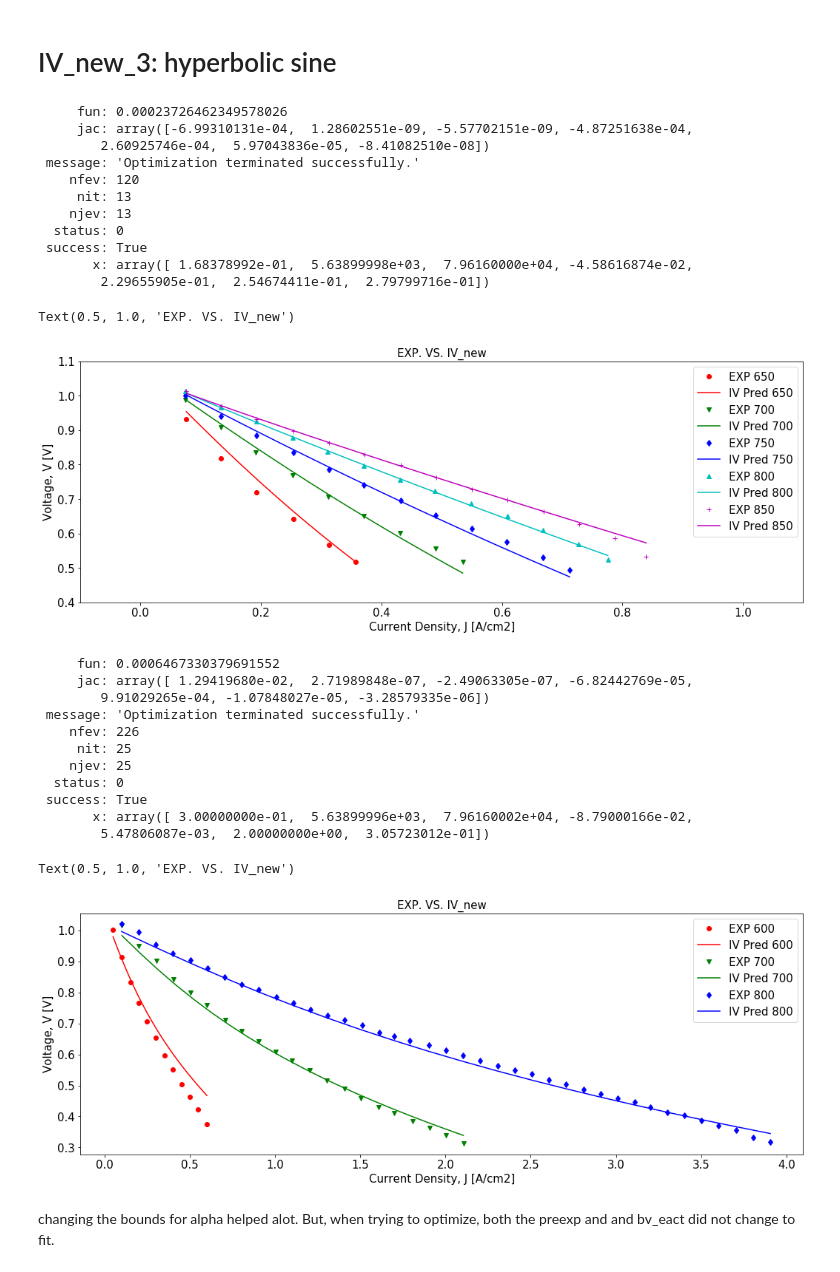
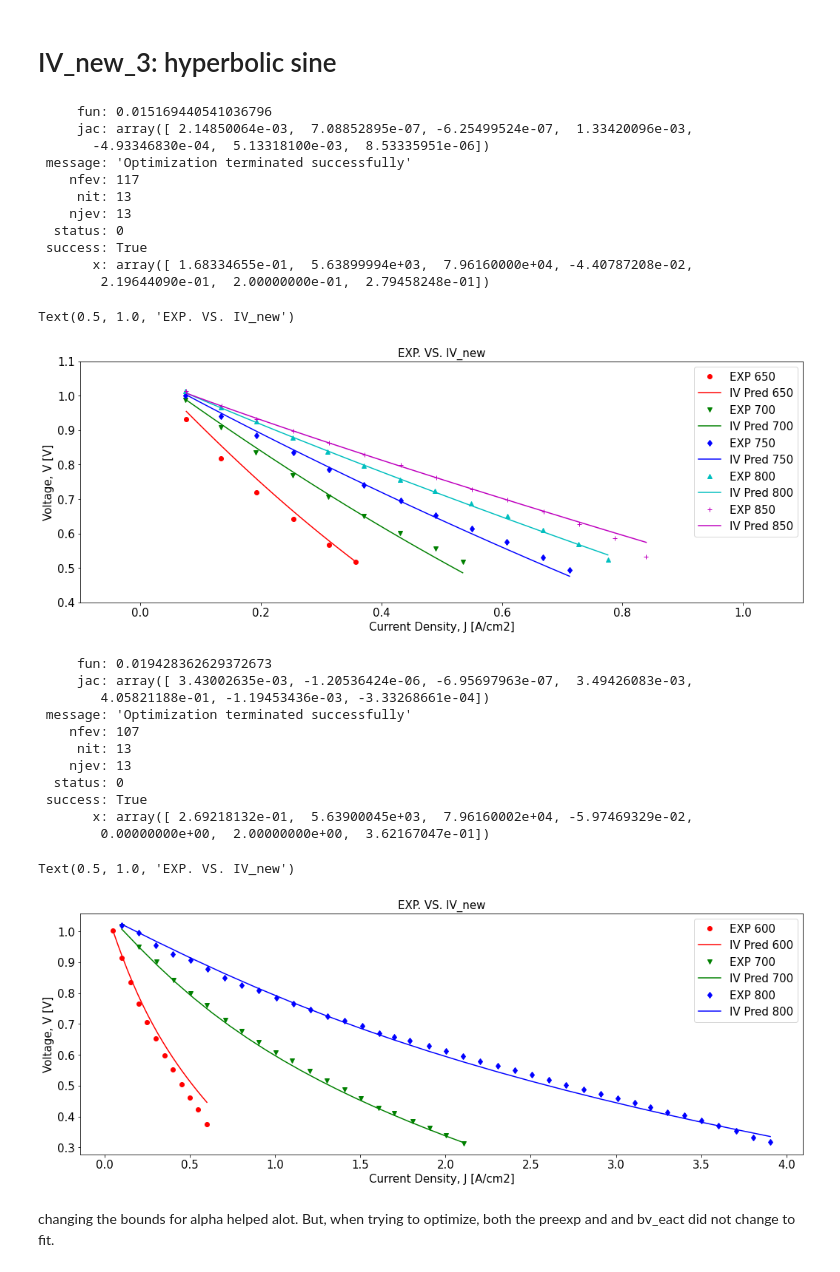
Before and after one commit to NGFC-Lib/NGFC-Lib, a Jupyter notebook: jupyter/Python_IV_Curve/2_IV_Model_Update/Match_Experimental_Data/SOFC_IV_Model_BV.ipynb, the cells around one changed output. Drawn from its saved outputs; the diff is of its cells as text; code cells hidden in the pictures.

Commit message:
Optimization Completed
Optimization is now completed.

```diff
--- a/jupyter/Python_IV_Curve/2_IV_Model_Update/Match_Experimental_Data/SOFC_IV_Model_BV.ipynb
+++ b/jupyter/Python_IV_Curve/2_IV_Model_Update/Match_Experimental_Data/SOFC_IV_Model_BV.ipynb
@@ -459,7 +71,7 @@ def IV_new_2(oT,fT,J,pO2air,pN2air,pH2,pH2O,pCO,pCO2,pCH4,pN2,pSys,
 # %%
 # comparison between JHM-2017 experimental data and
 #initilize and optimize
-param_guess = (0.49, 3500/10000, 100000/R/Tk, 0.0, 0.0, 0.28, 0.28)
+param_guess = (1.68337658e-01,  5.63899996e+03,  7.96160000e+04, -4.40813228e-02, 2.19648164e-01,  2.00000000e-01,  2.79706800e-01)
 
 # BV_alpha, BV_prexp, BV_Eact,V_loss=0.0, R_cont=0.0,
 # DsurfH2th1=0.1, DsurfH2th2=4.51e-5,
@@ -481,17 +93,18 @@ def objective_function_JM(param_guess, param_fixed):
 
     y_model = np.zeros(len(y_exp))
     for j in range(len(y_exp)):
-        y_model[j], Voc, Ohmic, BV, Cath, Anode = IV_new_2(Toper[j]+273.15,Toper[j]+273.15,x[j],
+        y_model[j], Voc, Ohmic, BV, Cath, Anode = IV_model.IV_new_2(Toper[j]+273.15,Toper[j]+273.15,x[j],
                                                            pO2air,pN2air,pH2,pH2O,pCO,pCO2,pCH4,pN2,pSys,
                                                            param_guess[0], param_guess[1], param_guess[2],
                                                            param_guess[3], param_guess[4], 0.1, 4.51e-5,
                                                              True,param_guess[5],param_guess[6])
     #rmse = mean_squared_error(y_exp, y_model, squared=False)
-    rmse = mean_squared_error(y_exp, y_model)
+    rmse = mean_squared_error(y_exp, y_model,squared=False)
     return rmse
 
 obj_guess = objective_function_JM(param_guess, param_fixed)
-bnds = ((0.3, 0.7), (0, None), (0, None), (None, 0), (0, None), (0.2, 2.0), (0.2, 2.0))
+bnds = ((None, None), (None, None), (None, None), (None, 0), (0, None), (0.2, 2.0), (0.2, 2.0))
+#bnds = ((0.2, 0.8), (0, None), (0, None), (None, 0), (0, None), (0.2, 2.0), (0.2, 2.0))
 result = minimize(objective_function_JM, param_guess, args = (param_fixed), method = 'SLSQP', bounds = bnds)
 print(result)
 
@@ -515,7 +128,7 @@ for i in range(len(Tlist)):
 
     # plot pred data
     for j in range(20):
-        Vlist[j], Voc, Ohmic, BV, Cath, Anode = IV_new_2(oT,fT,Jlist[j],pO2air,pN2air,pH2,pH2O,pCO,pCO2,pCH4,pN2,pSys,
+        Vlist[j], Voc, Ohmic, BV, Cath, Anode = IV_model.IV_new_2(oT,fT,Jlist[j],pO2air,pN2air,pH2,pH2O,pCO,pCO2,pCH4,pN2,pSys,
                                                        result.x[0],result.x[1],result.x[2],
                                                        result.x[3], result.x[4], 0.1, 4.51e-5,
                                                        True,result.x[5],result.x[6])
@@ -940,7 +226,7 @@ def IV_new_3(oT,fT,J,pO2air,pN2air,pH2,pH2O,pCO,pCO2,pCH4,pN2,pSys,
 # comparison between JHM-2017 experimental data and IV_new predicitons
 
 #initilize and optimize
-param_guess = (0.5, 5639, 79616, 0.0, 0.0, 0.28, 0.28)
+param_guess = (1.68238059e-01,  5.63899994e+03,  7.96160000e+04, 0.0, 0.0, 0.28, 0.28)
 
 # BV_alpha, BV_prexp, BV_Eact,V_loss=0.0, R_cont=0.0,
 # DsurfH2th1=0.1, DsurfH2th2=4.51e-5,
@@ -962,12 +248,12 @@ def objective_function_JM(param_guess, param_fixed):
 
     y_model = np.zeros(len(y_exp))
     for j in range(len(y_exp)):
-        y_model[j], Voc, Ohmic, BV, Cath, Anode = IV_new_3(Toper[j]+273.15,Toper[j]+273.15,x[j],
+        y_model[j], Voc, Ohmic, BV, Cath, Anode = IV_model.IV_new_3(Toper[j]+273.15,Toper[j]+273.15,x[j],
                                                            pO2air,pN2air,pH2,pH2O,pCO,pCO2,pCH4,pN2,pSys,
                                                            param_guess[0], param_guess[1], param_guess[2],
                                                            param_guess[3], param_guess[4], 0.1, 4.51e-5,
                                                              True,param_guess[5],param_guess[6])
-    rmse = mean_squared_error(y_exp, y_model)
+    rmse = mean_squared_error(y_exp, y_model, squared=False)
     return rmse
 
 obj_guess = objective_function_JM(param_guess, param_fixed)
@@ -995,7 +281,7 @@ for i in range(len(Tlist)):
 
     # plot pred data
     for j in range(20):
-        Vlist[j], Voc, Ohmic, BV, Cath, Anode = IV_new_3(oT,fT,Jlist[j],pO2air,pN2air,pH2,pH2O,pCO,pCO2,pCH4,pN2,pSys,
+        Vlist[j], Voc, Ohmic, BV, Cath, Anode = IV_model.IV_new_3(oT,fT,Jlist[j],pO2air,pN2air,pH2,pH2O,pCO,pCO2,pCH4,pN2,pSys,
                                                        result.x[0],result.x[1],result.x[2],
                                                        result.x[3], result.x[4], 0.1, 4.51e-5,
                                                        True,result.x[5],result.x[6])
@@ -1012,25 +298,25 @@ plt.xlabel('Current Density, J [A/cm2]', fontsize = 15)
 plt.ylabel('Voltage, V [V]', fontsize = 15)
 plt.title('EXP. VS. IV_new', fontsize = 15)
 # %% [output]
-     fun: 0.00023726462349578026
-     jac: array([-6.99310131e-04,  1.28602551e-09, -5.57702151e-09, -4.87251638e-04,
-        2.60925746e-04,  5.97043836e-05, -8.41082510e-08])
- message: 'Optimization terminated successfully.'
-    nfev: 120
+     fun: 0.015169440541036796
+     jac: array([ 2.14850064e-03,  7.08852895e-07, -6.25499524e-07,  1.33420096e-03,
+       -4.93346830e-04,  5.13318100e-03,  8.53335951e-06])
+ message: 'Optimization terminated successfully'
+    nfev: 117
      nit: 13
     njev: 13
   status: 0
  success: True
-       x: array([ 1.68378992e-01,  5.63899998e+03,  7.96160000e+04, -4.58616874e-02,
-        2.29655905e-01,  2.54674411e-01,  2.79799716e-01])
+       x: array([ 1.68334655e-01,  5.63899994e+03,  7.96160000e+04, -4.40787208e-02,
+        2.19644090e-01,  2.00000000e-01,  2.79458248e-01])
 Text(0.5, 1.0, 'EXP. VS. IV_new')
 [figure]
 # %%
 #comparison between Park-2020 experimental data (t8) and IV_new predicitons
 
 #initilize and optimize
-param_guess = (0.5, 5639, 79616, 0.0, 0.0, 0.228, 0.228)
-bnds = ((0.3, 0.6), (0, None), (0, None), (None, 0), (0, None), (0.2, 2.0), (0.2, 2.0)) ## bounds changed
+param_guess = (2.69225857e-01,  5.63900022e+03,  7.96160001e+04, 0.0, 0.0, 0.228, 0.228)
+bnds = ((0.2, 0.7), (0, None), (0, None), (None, 0), (0, None), (0.2, 2.0), (0.2, 2.0)) ## bounds changed
 
 # BV_alpha, BV_prexp, BV_Eact,V_loss=0.0, R_cont=0.0,
 # DsurfH2th1=0.1, DsurfH2th2=4.51e-5,
@@ -1050,12 +336,12 @@ def objective_function_BP(param_guess, param_fixed):
 
     y_model = np.zeros(len(y_exp))
     for j in range(len(y_exp)):
-        y_model[j], Voc, Ohmic, BV, Cath, Anode = IV_new_3(Toper[j]+273.15,Toper[j]+273.15,x[j],
+        y_model[j], Voc, Ohmic, BV, Cath, Anode = IV_model.IV_new_3(Toper[j]+273.15,Toper[j]+273.15,x[j],
                                                            pO2air,pN2air,pH2,pH2O,pCO,pCO2,pCH4,pN2,pSys,
                                                            param_guess[0],param_guess[1],param_guess[2],
                                                            param_guess[3], param_guess[4],
                                                            0.1, 4.51e-5, True, param_guess[5], param_guess[6],  th_e)
-    rmse = mean_squared_error(y_exp, y_model)
+    rmse = mean_squared_error(y_exp, y_model, squared=False)
     return rmse
 
 obj_guess = objective_function_BP(param_guess, param_fixed)
@@ -1073,44 +359,44 @@ for i in range(len(Tlist)):
     fT = oT
 
     # plot exp data
     filename = './ExperimentalData/BP2020/t8/'+str(Tlist[i])+'.csv'
     data = np.loadtxt(open(filename, "rb"), delimiter=",", skiprows=1)
     plt.plot(data[:,0], data[:,1], colorlist[i]+markerlist[i], label = 'EXP '+str(Tlist[i]))
 
     # initialize Jlist and Vlist
     Jlist=np.linspace(np.amin(data[:,0]), np.amax(data[:,0]), num=20)   #Current density, unit [A/cm2]
     Vlist = np.zeros(20)
 
     # plot pred data
     for j in range(20):
-        Vlist[j], Voc, Ohmic, BV, Cath, Anode = IV_new_3(oT,fT,Jlist[j],pO2air,pN2air,pH2,pH2O,pCO,pCO2,pCH4,pN2,pSys,
+        Vlist[j], Voc, Ohmic, BV, Cath, Anode = IV_model.IV_new_3(oT,fT,Jlist[j],pO2air,pN2air,pH2,pH2O,pCO,pCO2,pCH4,pN2,pSys,
                                                          result.x[0],result.x[1],result.x[2],
                                                          result.x[3], result.x[4],
                                                          0.1, 4.51e-5, True, result.x[5], result.x[6],  th_e)
     plt.plot(Jlist, Vlist, colorlist[i]+'-', label = 'IV Pred '+str(Tlist[i]))
 
 plt.xticks(fontsize=15)
 plt.yticks(fontsize=15)
 plt.legend(loc='upper right', fontsize=15)
 ymin, ymax = plt.ylim()
 plt.ylim(ymin-(ymax-ymin)*0.0, ymax+(ymax-ymin)*0.0)
 plt.xlabel('Current Density, J [A/cm2]', fontsize = 15)
 plt.ylabel('Voltage, V [V]', fontsize = 15)
 plt.title('EXP. VS. IV_new', fontsize = 15)
 # %% [output]
-     fun: 0.0006467330379691552
-     jac: array([ 1.29419680e-02,  2.71989848e-07, -2.49063305e-07, -6.82442769e-05,
-        9.91029265e-04, -1.07848027e-05, -3.28579335e-06])
- message: 'Optimization terminated successfully.'
-    nfev: 226
-     nit: 25
-    njev: 25
+     fun: 0.019428362629372673
+     jac: array([ 3.43002635e-03, -1.20536424e-06, -6.95697963e-07,  3.49426083e-03,
+        4.05821188e-01, -1.19453436e-03, -3.33268661e-04])
+ message: 'Optimization terminated successfully'
+    nfev: 107
+     nit: 13
+    njev: 13
   status: 0
  success: True
-       x: array([ 3.00000000e-01,  5.63899996e+03,  7.96160002e+04, -8.79000166e-02,
-        5.47806087e-03,  2.00000000e+00,  3.05723012e-01])
+       x: array([ 2.69218132e-01,  5.63900045e+03,  7.96160002e+04, -5.97469329e-02,
+        0.00000000e+00,  2.00000000e+00,  3.62167047e-01])
 Text(0.5, 1.0, 'EXP. VS. IV_new')
-[figure, old version]
+[figure, new version]
 # %% [markdown]
 
 changing the bounds for alpha helped alot. But, when trying to optimize, both the preexp and and bv_eact did not change to fit.
```
Also changed, not shown: parts of 22 cells of this notebook, 3 other files.
